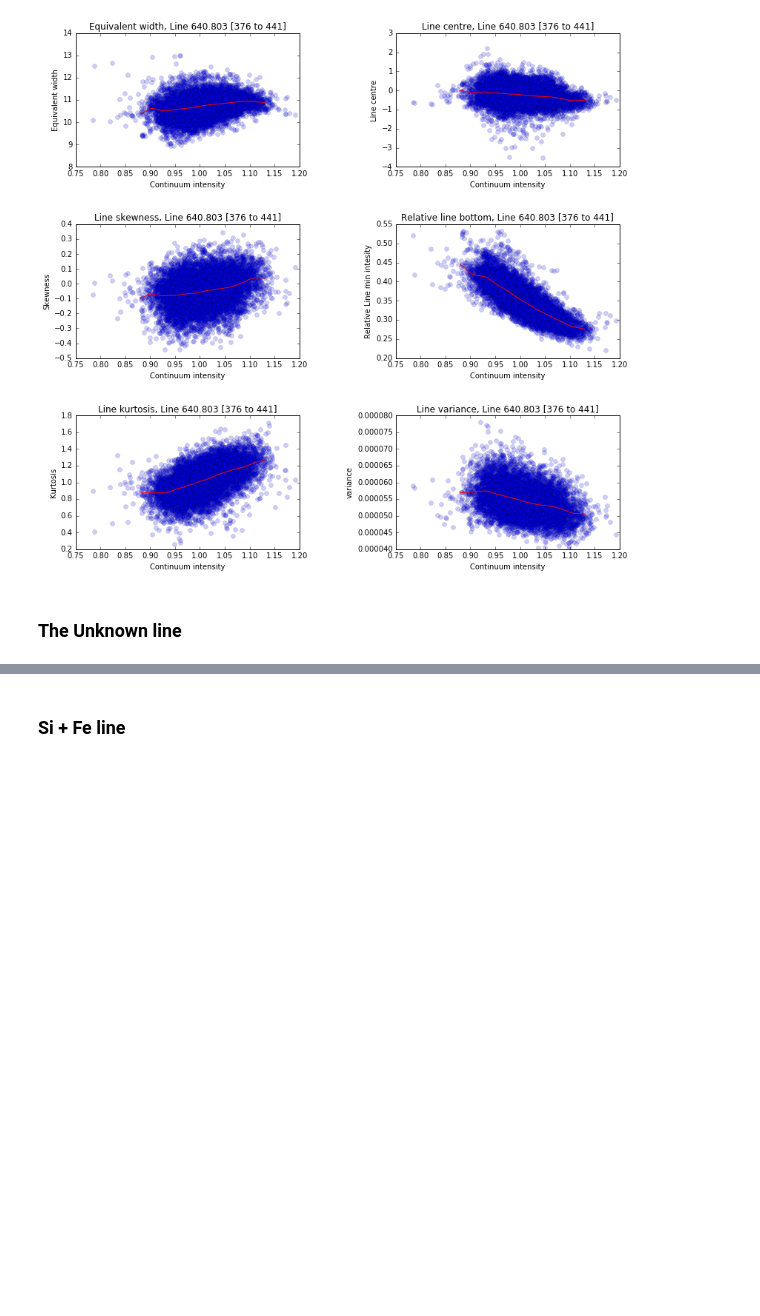
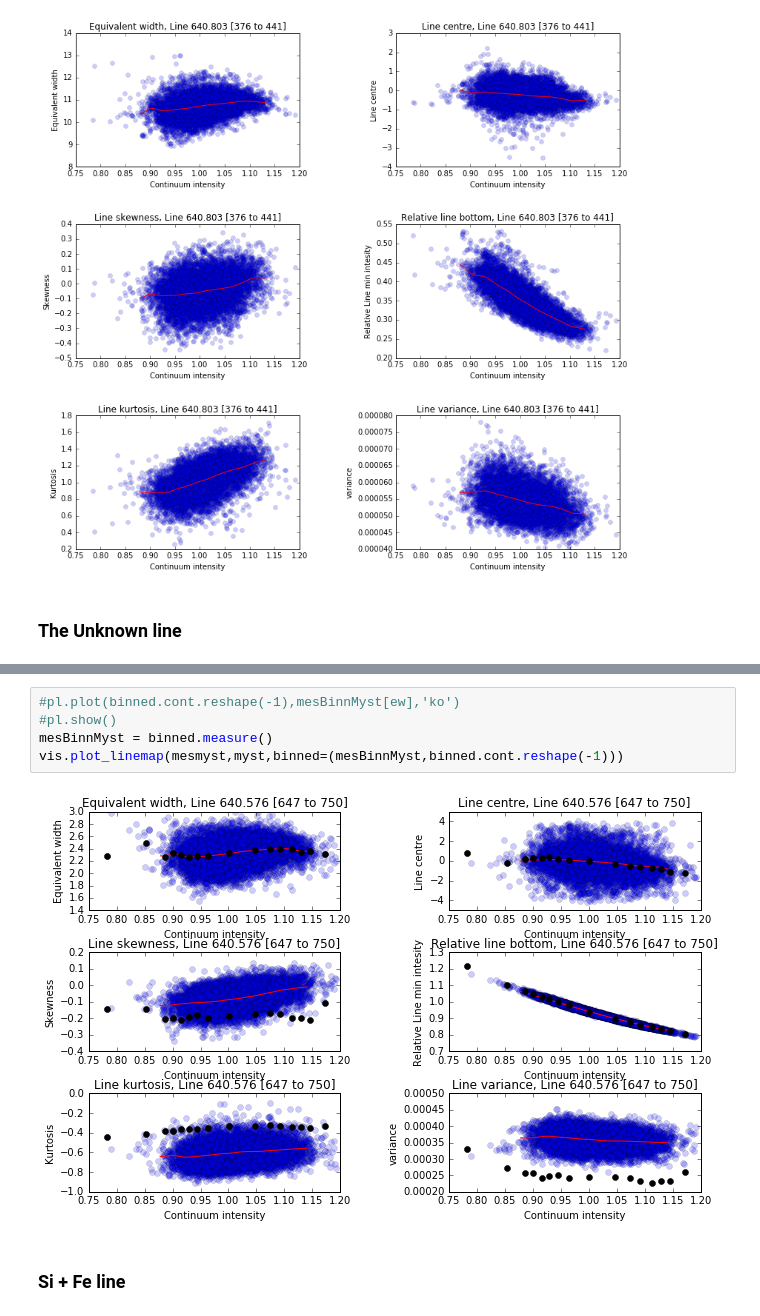
Before and after one commit to Tobychev/Danspectra, a Jupyter notebook: 6405_region.ipynb, the cells around one changed output, grey strips where cells are left out. Saved outputs shown, nothing was run; the diff lists cells and outputs as text; blank space fills up the shorter version.

```diff
--- a/6405_region.ipynb
+++ b/6405_region.ipynb
@@ -134,3 +128,10 @@ vis.plot_linemap(mesmyst,myst,binned=(mesBinnMyst,binned.cont.reshape(-1)))
+# %%
+#pl.plot(binned.cont.reshape(-1),mesBinnMyst[ew],'ko')
+#pl.show()
+mesBinnMyst = binned.measure()
+vis.plot_linemap(mesmyst,myst,binned=(mesBinnMyst,binned.cont.reshape(-1)))
+# %% [output]
+[figure, added]
 # %% [markdown]
 ### Si + Fe line
 # %%
```
Also changed, not shown: parts of 2 cells of this notebook.
